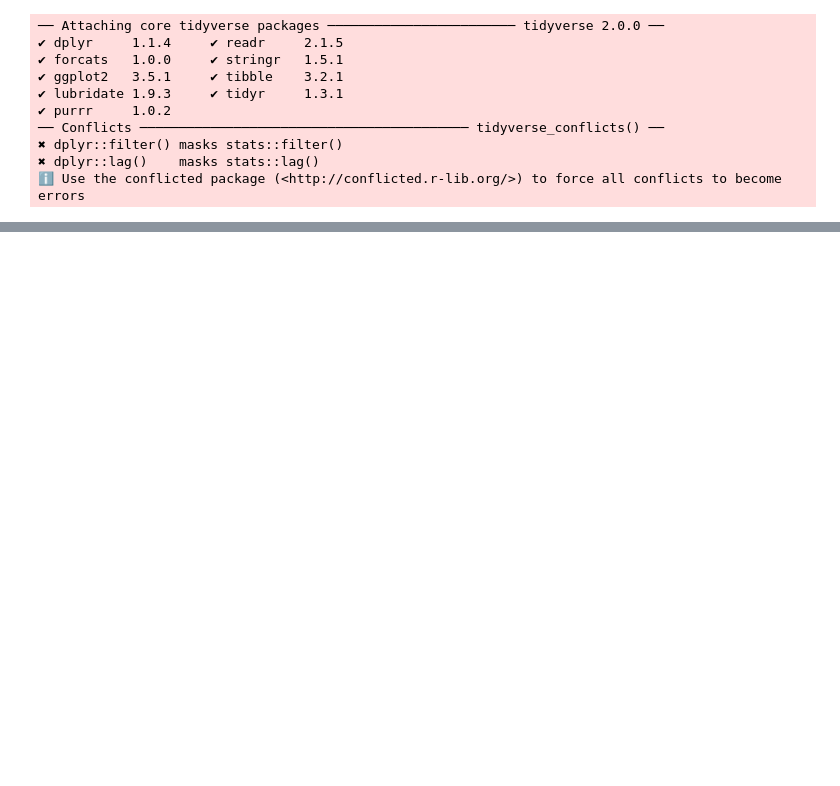
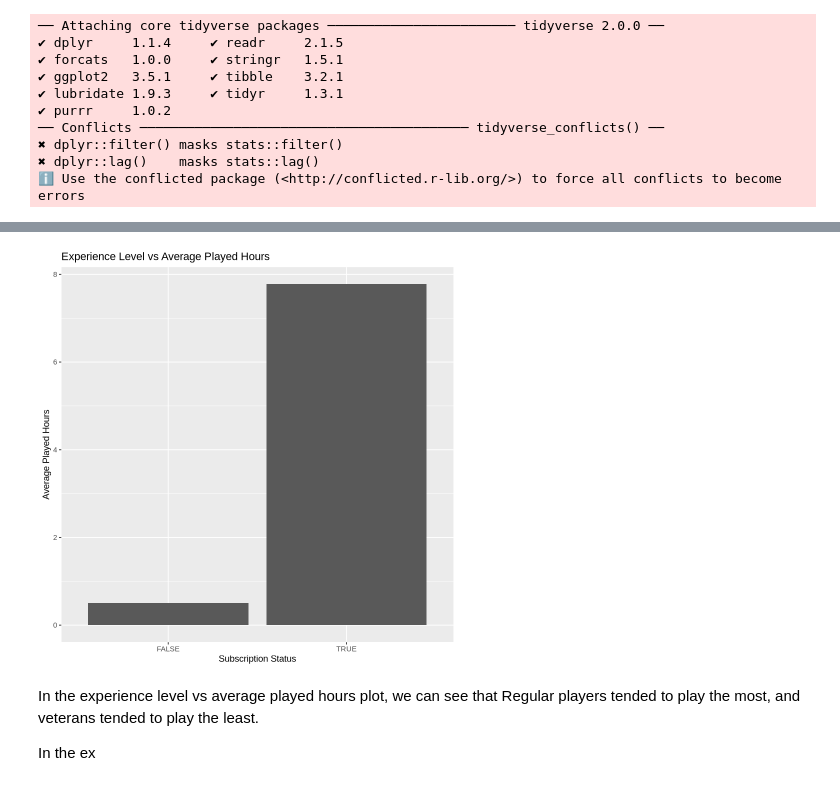
Before and after one commit to danialshaikh13/project_planning, a Jupyter notebook: project.ipynb, the cells around one changed output, grey strips where cells are left out. Cells and saved outputs as stored; diff of their text form; code cells hidden in the pictures; blank space fills up the shorter version.

```diff
--- a/project.ipynb
+++ b/project.ipynb
@@ -15,0 +90,17 @@ library(ggplot2)
+# %%
+avg_sub <- players_data |>
+  group_by(subscribe) |>
+  summarise(mean_played_hours = mean(played_hours, na.rm = TRUE))
+
+avg_sub_plot <- ggplot(avg_sub, aes(x = subscribe, y = mean_played_hours)) +
+  geom_bar(stat = "identity") +
+  labs(x = "Subscription Status",
+    y = "Average Played Hours",
+      title = "Experience Level vs Average Played Hours")
+avg_sub_
+# %% [output]
+[figure, added]
+# %% [markdown]
+In the experience level vs average played hours plot, we can see that Regular players tended to play the most, and veterans tended to play the least.
+
+In the ex
```
Also changed, not shown: parts of 8 cells of this notebook.
